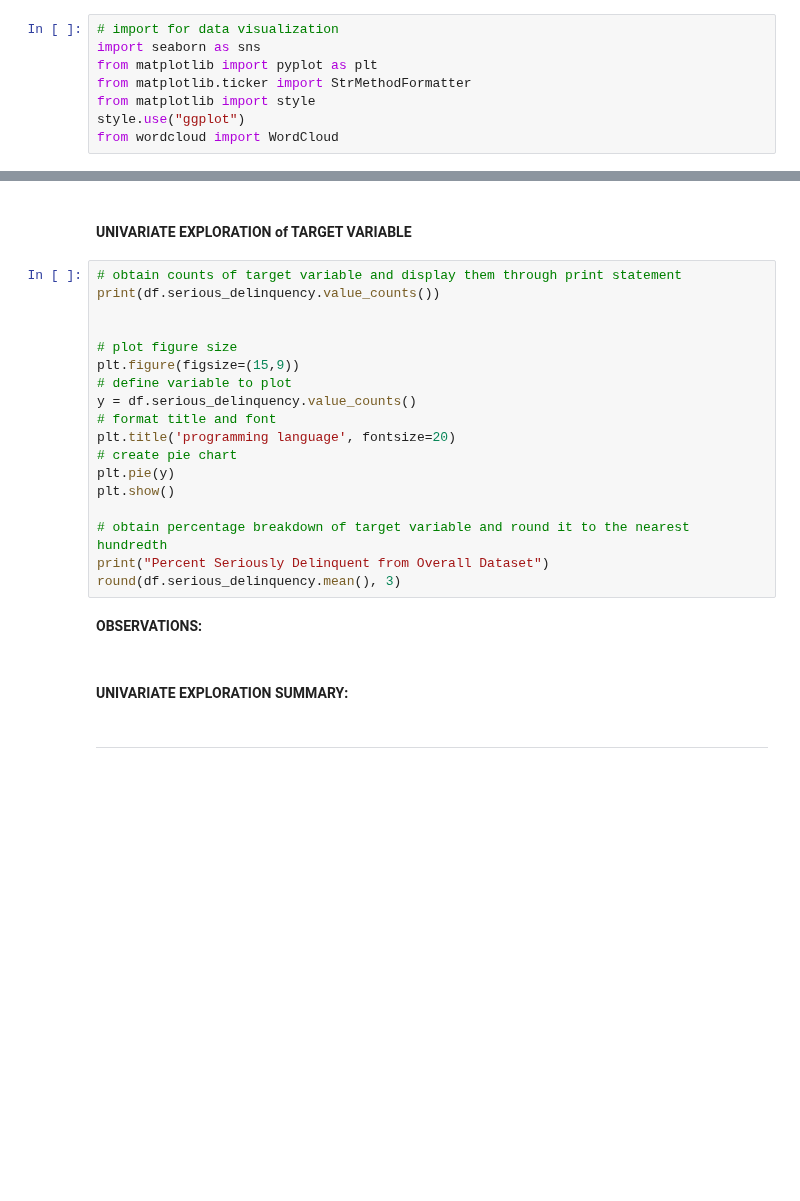
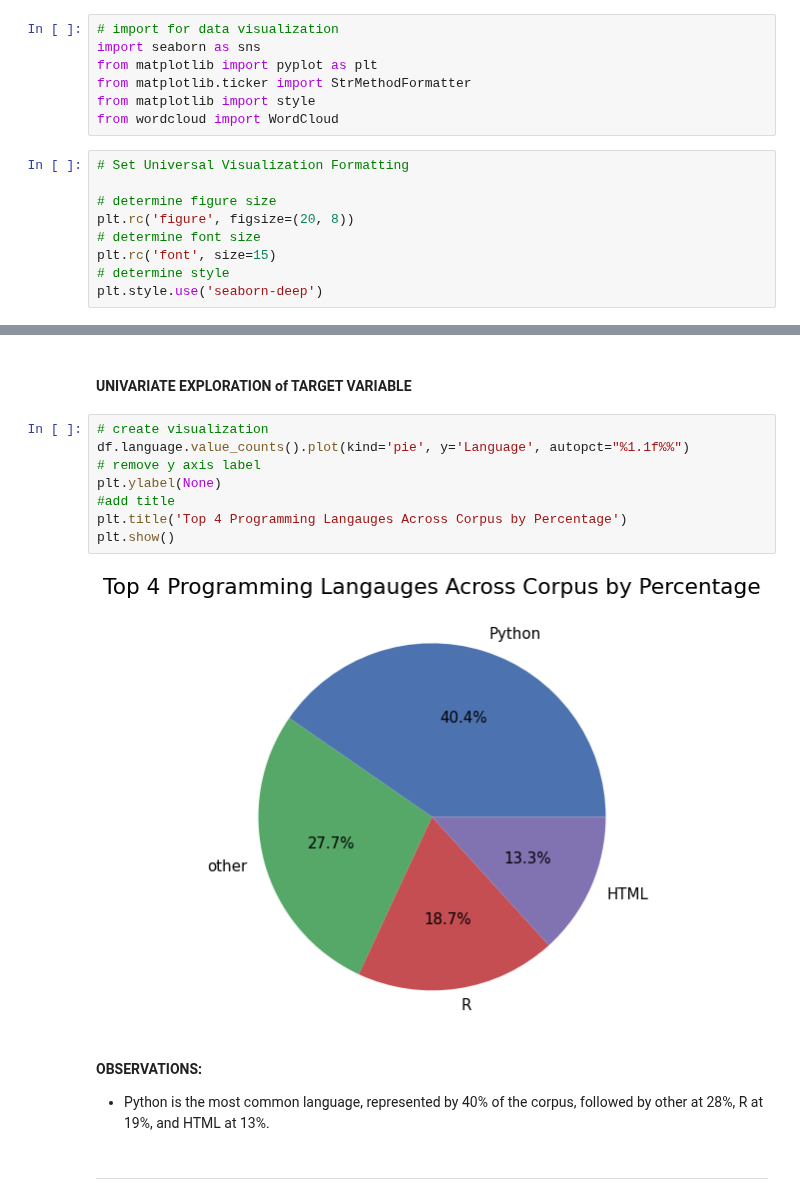
Before and after one commit to Two-Guys-and-a-Gal/NLP-Project, a Jupyter notebook: final_report.ipynb, the cells around one changed output, grey strips where cells are left out. Cells and saved outputs as stored; diff of their text form; blank space fills up the shorter version.

```diff
--- a/final_report.ipynb
+++ b/final_report.ipynb
@@ -193,5 +189,13 @@ import seaborn as sns
 from matplotlib import pyplot as plt
 from matplotlib.ticker import StrMethodFormatter
 from matplotlib import style
-style.use("ggplot")
 from wordcloud import WordCloud
+# %%
+# Set Universal Visualization Formatting
+
+# determine figure size
+plt.rc('figure', figsize=(20, 8))
+# determine font size
+plt.rc('font', size=15)
+# determine style
+plt.style.use('seaborn-deep')
@@ -201,28 +207,19 @@ from wordcloud import WordCloud
 ### UNIVARIATE EXPLORATION
 # %% [markdown]
 #### UNIVARIATE EXPLORATION of TARGET VARIABLE
-# %%
-# obtain counts of target variable and display them through print statement
-print(df.serious_delinquency.value_counts())
-
-
-# plot figure size
-plt.figure(figsize=(15,9))
-# define variable to plot
-y = df.serious_delinquency.value_counts()
-# format title and font
-plt.title('programming language', fontsize=20)
-# create pie chart
-plt.pie(y)
-plt.show()
-
-# obtain percentage breakdown of target variable and round it to the nearest hundredth
-print("Percent Seriously Delinquent from Overall Dataset")
-round(df.serious_delinquency.mean(), 3)
+# %%
+# create visualization
+df.language.value_counts().plot(kind='pie', y='Language', autopct="%1.1f%%")
+# remove y axis label
+plt.ylabel(None)
+#add title
+plt.title('Top 4 Programming Langauges Across Corpus by Percentage')
+plt.show()
+# %% [output]
+[figure, added]
 # %% [markdown]
 **OBSERVATIONS:**
+- Python is the most common language, represented by 40\% of the corpus, followed by other at 28\%, R at 19\%, and HTML at 13\%.
-# %% [markdown]
-#### UNIVARIATE EXPLORATION SUMMARY:
 # %% [markdown]
 ---
 # %% [markdown]
```
Also changed, not shown: parts of 23 cells of this notebook.
